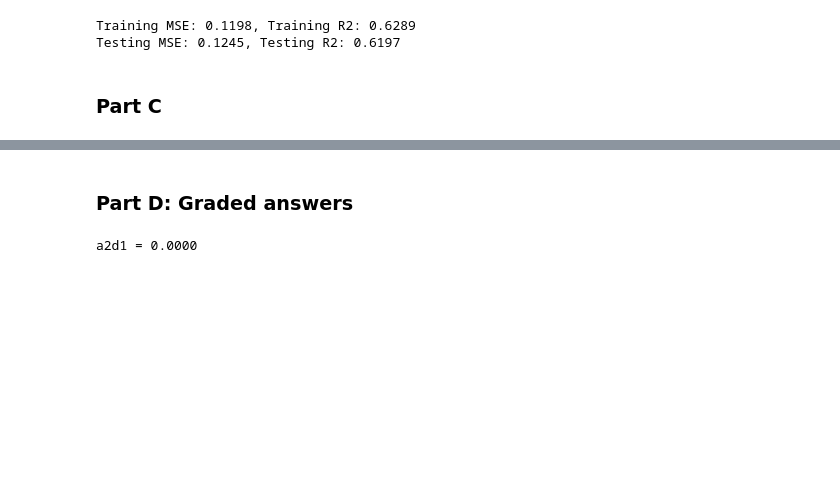
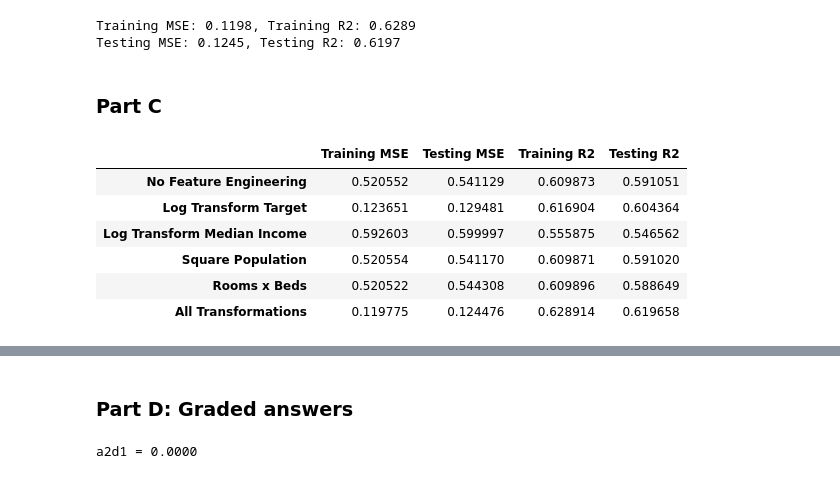
Before and after one commit to jtvon/Module-3-Assignments, a Jupyter notebook: Homework_03.ipynb, the cells around one changed output, grey strips where cells are left out. Saved outputs shown, nothing was run; the diff lists cells and outputs as text; code cells hidden in the pictures; blank space fills up the shorter version.

```diff
--- a/Homework_03.ipynb
+++ b/Homework_03.ipynb
@@ -577,4 +577,22 @@ Testing MSE: 0.1245, Testing R2: 0.6197
 # %% [markdown]
 ### Part C
 # %%
-# Your code here
+# Create an lists of all the MSEs and R2s
+training_mses = [mse_train, mse_train_log, mse_train_inc, mse_train_pop, mse_train_roomsbeds, mse_train_all]
+testing_mses = [mse_test, mse_test_log, mse_test_inc, mse_test_pop, mse_test_roomsbeds, mse_test_all]
+training_r2s = [r2_train, r2_train_log, r2_train_inc, r2_train_pop, r2_train_roomsbeds, r2_train_all]
+testing_r2s = [r2_test, r2_test_log, r2_test_inc, r2_test_pop, r2_test_roomsbeds, r2_test_all]
+
+# create a Dataframe to store the results
+results_df = pd.DataFrame({'Training MSE': training_mses, 'Testing MSE': testing_mses, 'Training R2': training_r2s, 'Testing R2': testing_r2s},
+                          index=['No Feature Engineering', 'Log Transform Target', 'Log Transform Median Income', 'Square Population', 'Rooms x Beds', 'All Transformations'])
+
+results_df
+# %% [output]
+|  | Training MSE | Testing MSE | Training R2 | Testing R2 |
+| No Feature Engineering | 0.520552 | 0.541129 | 0.609873 | 0.591051 |
+| Log Transform Target | 0.123651 | 0.129481 | 0.616904 | 0.604364 |
+| Log Transform Median Income | 0.592603 | 0.599997 | 0.555875 | 0.546562 |
+| Square Population | 0.520554 | 0.541170 | 0.609871 | 0.591020 |
+| Rooms x Beds | 0.520522 | 0.544308 | 0.609896 | 0.588649 |
+| All Transformations | 0.119775 | 0.124476 | 0.628914 | 0.619658 |
```
Also changed, not shown: parts of 3 cells of this notebook.
